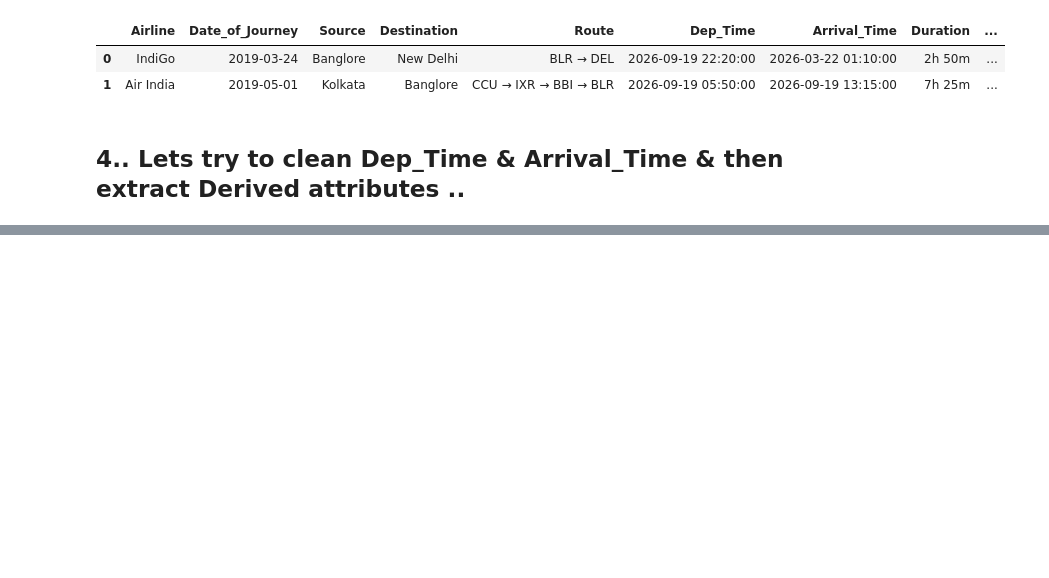
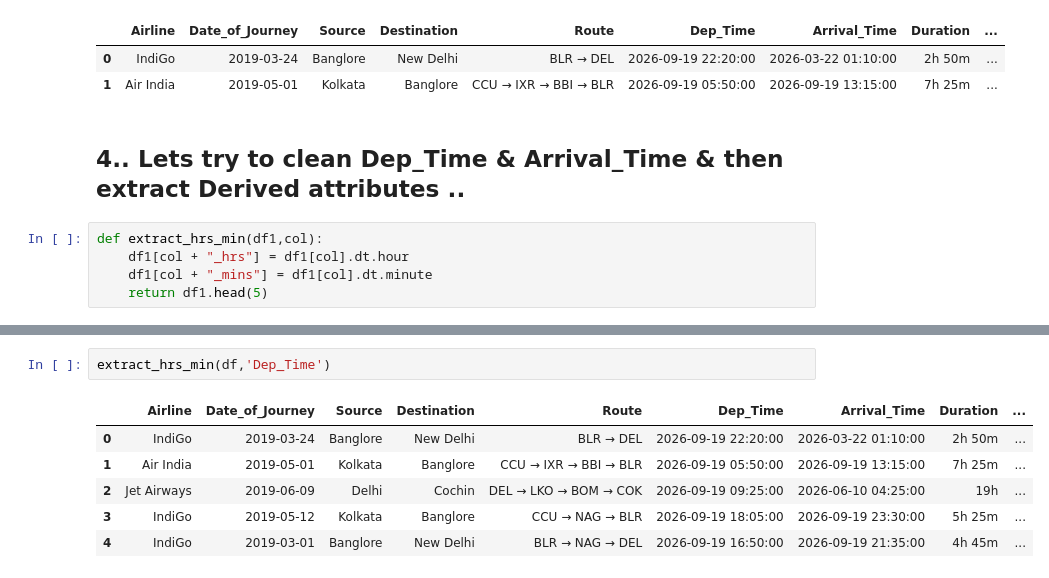
Before and after one commit to CyberWol-12/Airline-Fare-Prediction, a Jupyter notebook: flight_prediction.ipynb, the cells around one changed output, grey strips where cells are left out. Cells and saved outputs as stored; diff of their text form; blank space fills up the shorter version.

```diff
--- a/flight_prediction.ipynb
+++ b/flight_prediction.ipynb
@@ -381,3 +381,8 @@ df.head(2)
 | 1 | Air India | 2019-05-01 | Kolkata | Banglore | CCU → IXR → BBI → BLR | 2026-09-19 05:50:00 | 2026-09-19 13:15:00 | 7h 25m | ... |
 # %% [markdown]
 ## 4.. Lets try to clean Dep_Time & Arrival_Time & then extract Derived attributes ..
+# %%
+def extract_hrs_min(df1,col):
+    df1[col + "_hrs"] = df1[col].dt.hour
+    df1[col + "_mins"] = df1[col].dt.minute
+    return df1.head(5)
@@ -383,0 +406,9 @@ df.head(2)
+# %%
+extract_hrs_min(df,'Dep_Time')
+# %% [output]
+|  | Airline | Date_of_Journey | Source | Destination | Route | Dep_Time | Arrival_Time | Duration | ... |
+| 0 | IndiGo | 2019-03-24 | Banglore | New Delhi | BLR → DEL | 2026-09-19 22:20:00 | 2026-03-22 01:10:00 | 2h 50m | ... |
+| 1 | Air India | 2019-05-01 | Kolkata | Banglore | CCU → IXR → BBI → BLR | 2026-09-19 05:50:00 | 2026-09-19 13:15:00 | 7h 25m | ... |
+| 2 | Jet Airways | 2019-06-09 | Delhi | Cochin | DEL → LKO → BOM → COK | 2026-09-19 09:25:00 | 2026-06-10 04:25:00 | 19h | ... |
+| 3 | IndiGo | 2019-05-12 | Kolkata | Banglore | CCU → NAG → BLR | 2026-09-19 18:05:00 | 2026-09-19 23:30:00 | 5h 25m | ... |
+| 4 | IndiGo | 2019-03-01 | Banglore | New Delhi | BLR → NAG → DEL | 2026-09-19 16:50:00 | 2026-09-19 21:35:00 | 4h 45m | ... |
```
Also changed, not shown: parts of 2 cells of this notebook.
